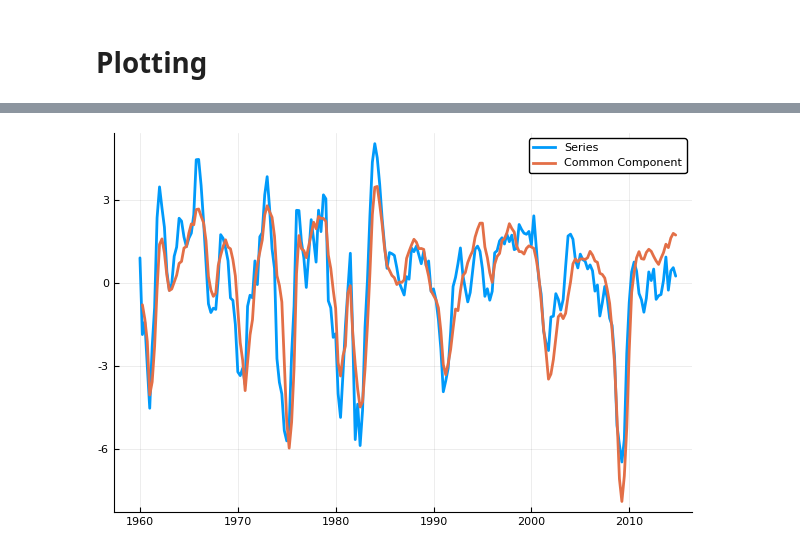
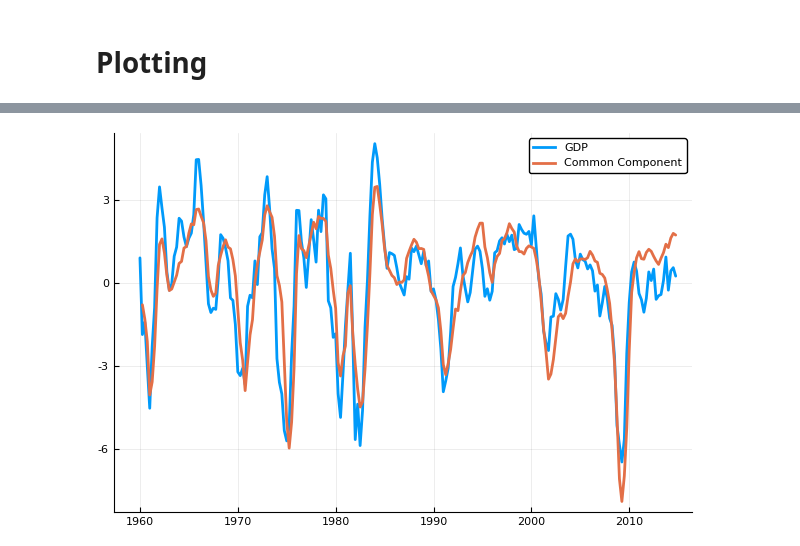
Before and after one commit to QuantEcon/dynamic_factor_models, a Jupyter notebook: DFM.ipynb, the cells around one changed output, grey strips where cells are left out. Cells and saved outputs as stored; diff of their text form; code cells hidden in the pictures.

Commit message:
bunch of functionization

```diff
--- a/DFM.ipynb
+++ b/DFM.ipynb
@@ -63,0 +120,10 @@ dropna_row (generic function with 2 methods)
+# %%
+function lagmat(X::Array, lags::AbstractVector)
+    nc = size(X, 2)
+    Xlag = fill(NaN, size(X, 1), nc*length(lags))
+    for (i, lag) in enumerate(lags)
+        Xlag[lag+1:end, nc*(i-1)+1:nc*i] .= X[1:end-lag, :]
+    end
+    return Xlag
+end
+lagmat(X::Array, lag::Integer) = lagmat(X, [lag])
@@ -442,12 +423,3 @@ for is = 1:n_series
 end
 # %% [markdown]
 # `varest.m`
-# %%
-function lagmat(X::Array, p::Integer)
-    nc = size(X, 2)
-    Xlag = fill(NaN, size(X, 1), nc*p)
-    for i = 1:p
-        Xlag[i+1:end, nc*(i-1)+1:nc*i] .= X[1:end-i, :]
-    end
-    return Xlag
-end
@@ -768,0 +554,6 @@ y4 = sum([data[:, 1] lagmat(data[:, 1], 3)], 2)
+# %%
+j = 1
+yf = lam_mat[j, :]' * fac'
+
+y4f = sum(lagmat(yf', 0:3), 2)
+y4 = sum(lagmat(data[:, 1], 0:3), 2)
@@ -769,4 +578,4 @@ y4 = sum([data[:, 1] lagmat(data[:, 1], 3)], 2)
 # %%
-plot(year, [100*y4 100*y4f], lw=2, lab=["Series" "Common Component"])
+plot(year, [100*y4 100*y4f], lw=2, lab=["GDP" "Common Component"])
 # %% [output]
-[figure, old version]
+[figure, new version]
```
Also changed, not shown: parts of 59 cells of this notebook.
